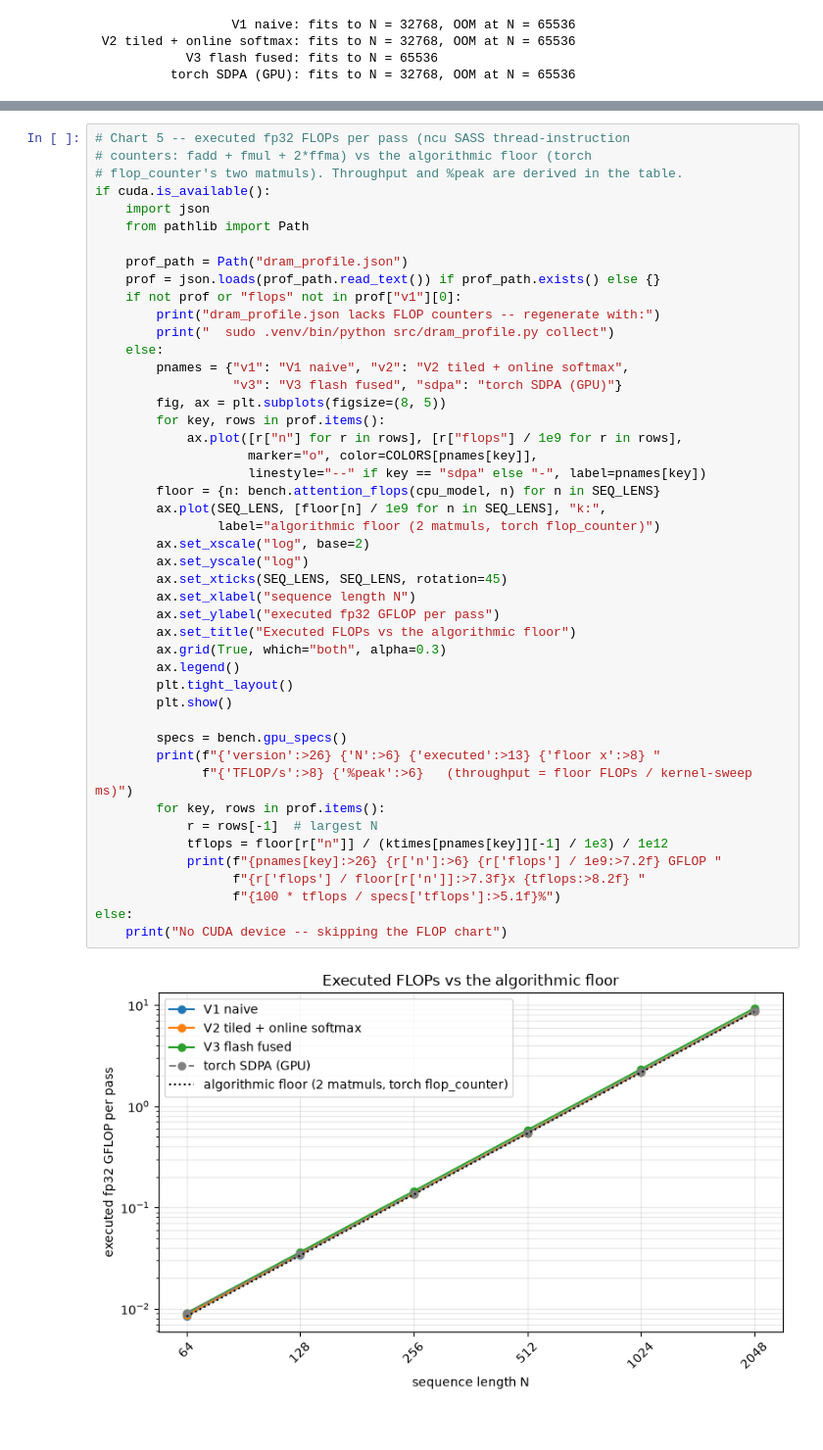
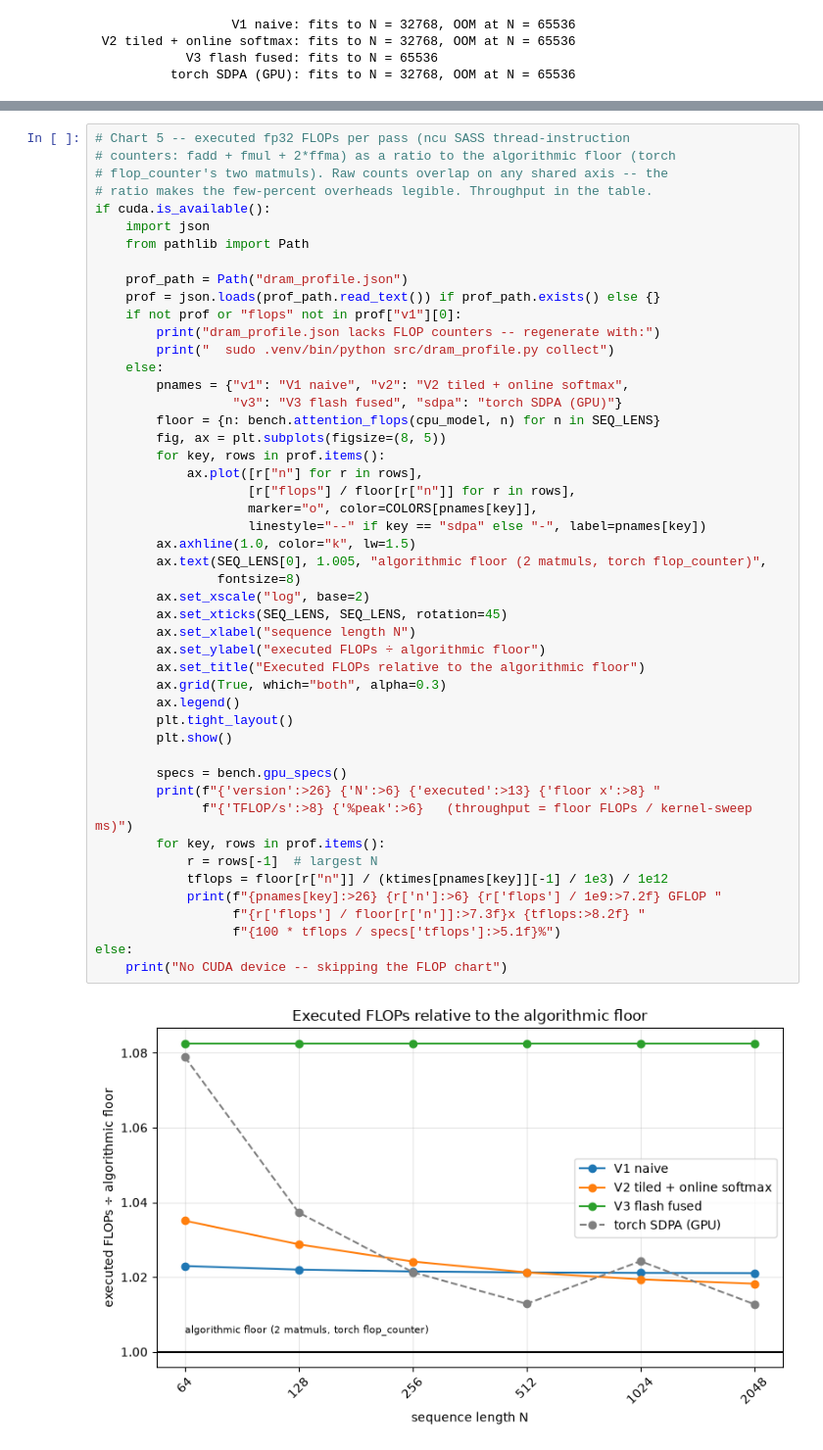
Before and after one commit to LtnLinh/Transformer-Attention-Mechanism, a Jupyter notebook: demo.ipynb, the cells around one changed output, grey strips where cells are left out. Shown at 98% size. Drawn from its saved outputs; the diff is of its cells as text.

```diff
--- a/demo.ipynb
+++ b/demo.ipynb
@@ -565,8 +567,9 @@ fp32 ceiling; Turing has no fp32 tensor-core path, so the ceiling is the
 CUDA-core one.
 # %%
 # Chart 5 -- executed fp32 FLOPs per pass (ncu SASS thread-instruction
-# counters: fadd + fmul + 2*ffma) vs the algorithmic floor (torch
-# flop_counter's two matmuls). Throughput and %peak are derived in the table.
+# counters: fadd + fmul + 2*ffma) as a ratio to the algorithmic floor (torch
+# flop_counter's two matmuls). Raw counts overlap on any shared axis -- the
+# ratio makes the few-percent overheads legible. Throughput in the table.
 if cuda.is_available():
     import json
     from pathlib import Path
@@ -576,39 +579,40 @@ if cuda.is_available():
     if not prof or "flops" not in prof["v1"][0]:
         print("dram_profile.json lacks FLOP counters -- regenerate with:")
         print("  sudo .venv/bin/python src/dram_profile.py collect")
     else:
         pnames = {"v1": "V1 naive", "v2": "V2 tiled + online softmax",
                   "v3": "V3 flash fused", "sdpa": "torch SDPA (GPU)"}
+        floor = {n: bench.attention_flops(cpu_model, n) for n in SEQ_LENS}
         fig, ax = plt.subplots(figsize=(8, 5))
         for key, rows in prof.items():
-            ax.plot([r["n"] for r in rows], [r["flops"] / 1e9 for r in rows],
+            ax.plot([r["n"] for r in rows],
+                    [r["flops"] / floor[r["n"]] for r in rows],
                     marker="o", color=COLORS[pnames[key]],
                     linestyle="--" if key == "sdpa" else "-", label=pnames[key])
-        floor = {n: bench.attention_flops(cpu_model, n) for n in SEQ_LENS}
-        ax.plot(SEQ_LENS, [floor[n] / 1e9 for n in SEQ_LENS], "k:",
-                label="algorithmic floor (2 matmuls, torch flop_counter)")
+        ax.axhline(1.0, color="k", lw=1.5)
+        ax.text(SEQ_LENS[0], 1.005, "algorithmic floor (2 matmuls, torch flop_counter)",
+                fontsize=8)
         ax.set_xscale("log", base=2)
-        ax.set_yscale("log")
         ax.set_xticks(SEQ_LENS, SEQ_LENS, rotation=45)
         ax.set_xlabel("sequence length N")
-        ax.set_ylabel("executed fp32 GFLOP per pass")
-        ax.set_title("Executed FLOPs vs the algorithmic floor")
+        ax.set_ylabel("executed FLOPs ÷ algorithmic floor")
+        ax.set_title("Executed FLOPs relative to the algorithmic floor")
         ax.grid(True, which="both", alpha=0.3)
         ax.legend()
         plt.tight_layout()
         plt.show()
 
         specs = bench.gpu_specs()
         print(f"{'version':>26} {'N':>6} {'executed':>13} {'floor x':>8} "
               f"{'TFLOP/s':>8} {'%peak':>6}   (throughput = floor FLOPs / kernel-sweep ms)")
         for key, rows in prof.items():
             r = rows[-1]  # largest N
             tflops = floor[r["n"]] / (ktimes[pnames[key]][-1] / 1e3) / 1e12
             print(f"{pnames[key]:>26} {r['n']:>6} {r['flops'] / 1e9:>7.2f} GFLOP "
                   f"{r['flops'] / floor[r['n']]:>7.3f}x {tflops:>8.2f} "
                   f"{100 * tflops / specs['tflops']:>5.1f}%")
 else:
     print("No CUDA device -- skipping the FLOP chart")
 # %% [output]
-[figure, old version]
+[figure, new version]
                    version      N      executed  floor x  TFLOP/s  %peak   (throughput = floor FLOPs / kernel-sweep ms)
```
Also changed, not shown: parts of 8 cells of this notebook.
